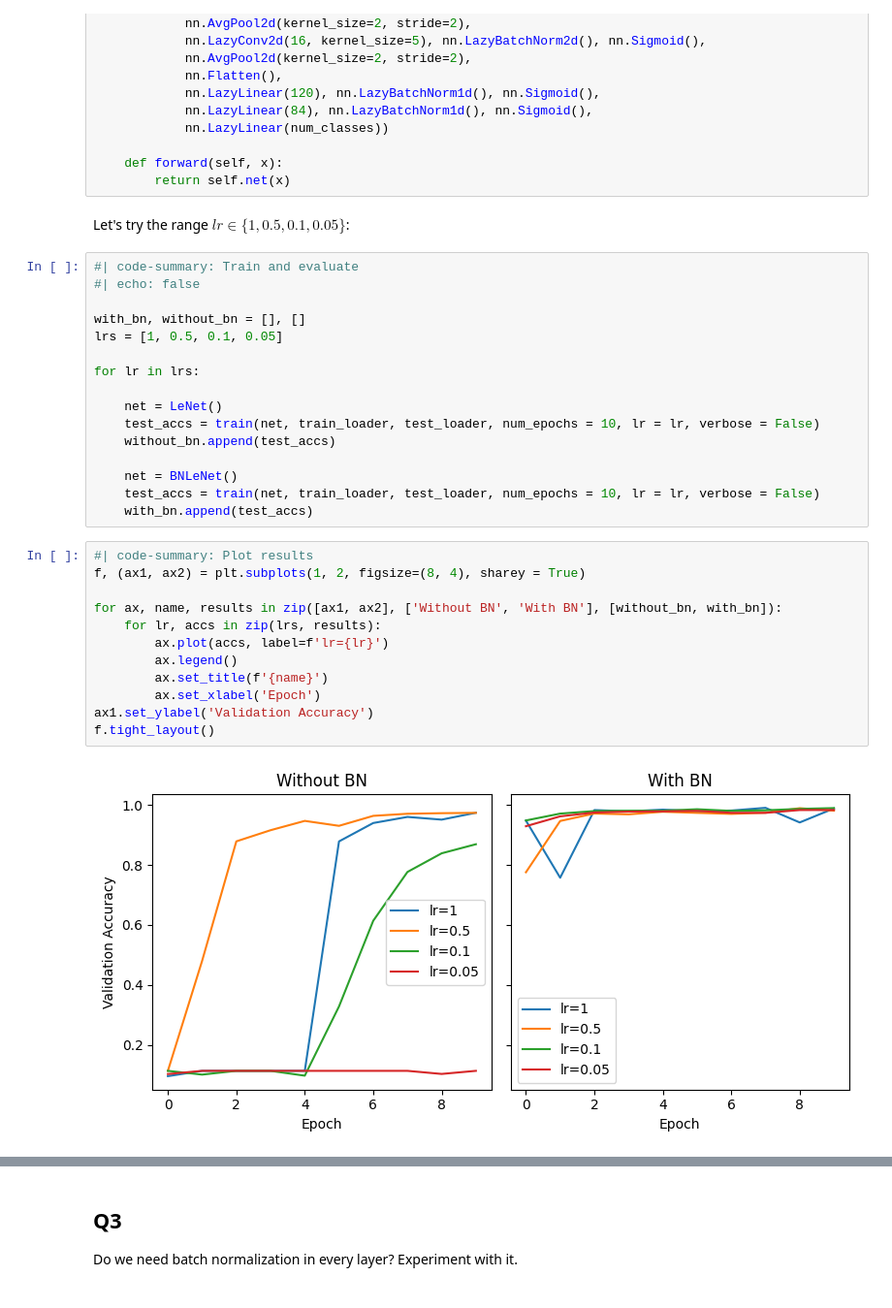
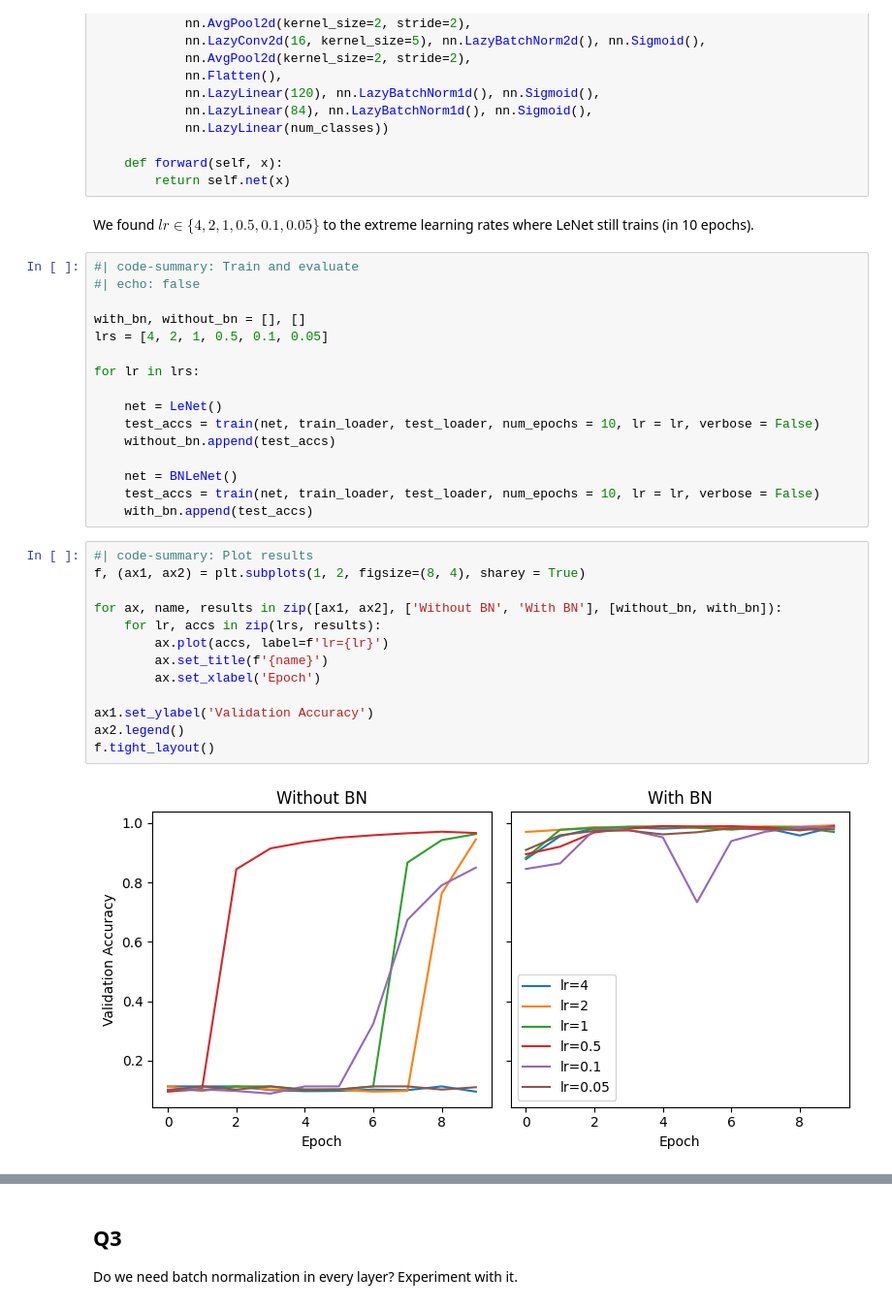
Before and after one commit to emiliocantuc/dl-playground, a Jupyter notebook: d2l-exercises/8-5.ipynb, the cells around one changed output, grey strips where cells are left out. Shown at 97% size. Saved outputs shown, nothing was run; the diff lists cells and outputs as text.

```diff
--- a/d2l-exercises/8-5.ipynb
+++ b/d2l-exercises/8-5.ipynb
@@ -226,13 +227,13 @@ class BNLeNet(nn.Module):
     def forward(self, x):
         return self.net(x)
 # %% [markdown]
-Let's try the range $lr \in \{1, 0.5, 0.1, 0.05\}$:
+We found $lr \in \{4, 2, 1, 0.5, 0.1, 0.05\}$ to the extreme learning rates where LeNet still trains (in 10 epochs).
 # %%
 #| code-summary: Train and evaluate
 #| echo: false
 
 with_bn, without_bn = [], []
-lrs = [1, 0.5, 0.1, 0.05]
+lrs = [4, 2, 1, 0.5, 0.1, 0.05]
 
 for lr in lrs:
 
@@ -246,15 +247,16 @@ for lr in lrs:
 # %%
 #| code-summary: Plot results
 f, (ax1, ax2) = plt.subplots(1, 2, figsize=(8, 4), sharey = True)
 
 for ax, name, results in zip([ax1, ax2], ['Without BN', 'With BN'], [without_bn, with_bn]):
     for lr, accs in zip(lrs, results):
         ax.plot(accs, label=f'lr={lr}')
-        ax.legend()
         ax.set_title(f'{name}')
         ax.set_xlabel('Epoch')
+
 ax1.set_ylabel('Validation Accuracy')
+ax2.legend()
 f.tight_layout()
 # %% [output]
-[figure, old version]
+[figure, new version]
 # %% [markdown]
```
Also changed, not shown: parts of 13 cells of this notebook, 2 other files.
